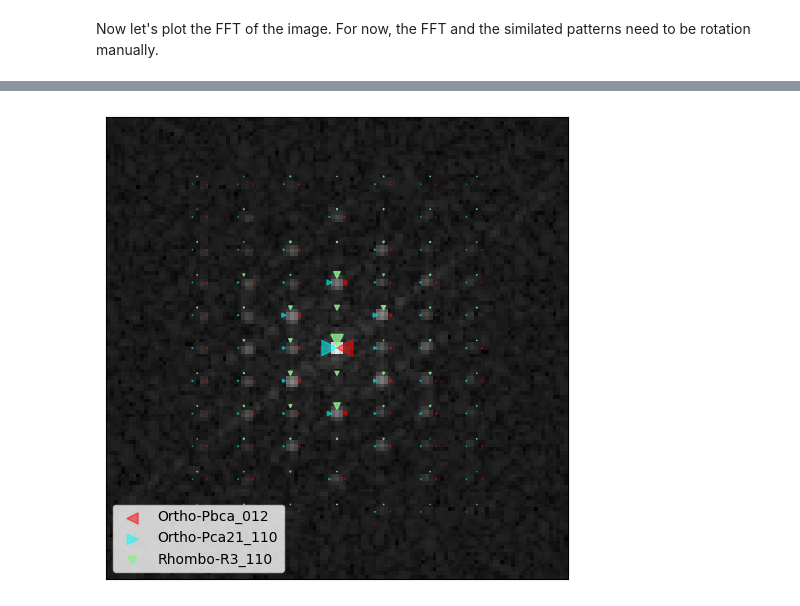
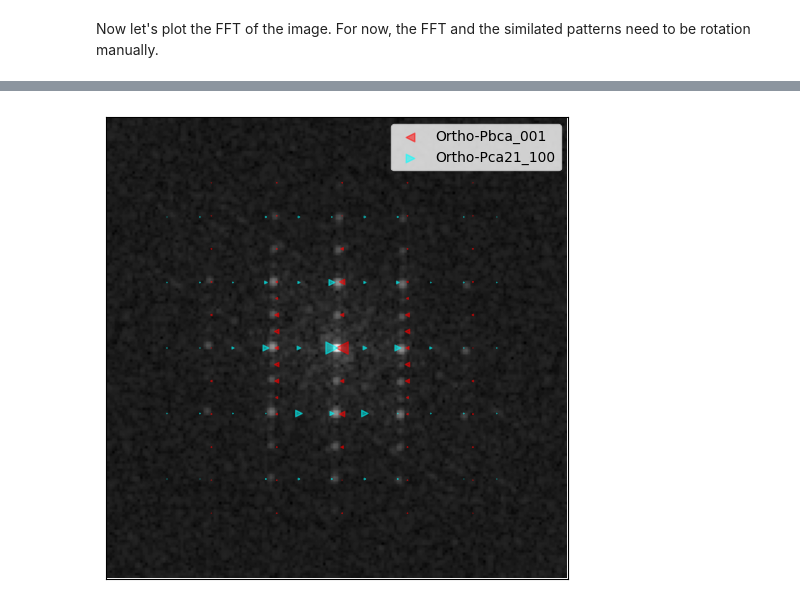
Before and after one commit to vpcffit/vpcffit, a Jupyter notebook: tutorials/Experimental_vPCF_fitting.ipynb, the cells around one changed output, grey strips where cells are left out. Drawn from its saved outputs; the diff is of its cells as text; code cells hidden in the pictures.

```diff
--- a/tutorials/Experimental_vPCF_fitting.ipynb
+++ b/tutorials/Experimental_vPCF_fitting.ipynb
@@ -516,10 +515,10 @@ Let's load the experimental image. You can load the images using any of the libr
 import SingleOrigin as so
 from vpcffit.utils import select_files
 
-#img_path = str(Path.cwd()/"img/Exp_HZO_R3_HAADF.dm3")
+img_path = str("./HZO_1323.dm3")
 
 # Uncomment and run this line instead of the above if you want to load your own image:
-img_path = select_files()[0]
+# img_path = select_files()[0]
 
 image = so.load_image(
     path = img_path,
@@ -715,7 +713,7 @@ Warning: overriding existing structure factors...
 # %% [markdown]
 Now let's plot the FFT of the image. For now, the FFT and the similated patterns need to be rotation manually.
 # %%
-rot = -54
+rot = 56.6
 bin_factor = 4
 imga = rotate(image,-rot, reshape=False)
 crop_size = int(min(image.shape[0], image.shape[1]) / np.sqrt(2))
@@ -743,44 +744,31 @@ simulated_diffraction = list(patterns_DB.values())[0]
 simulated_diffraction = simulated_diffraction[(simulated_diffraction['qx']<k_max) & (simulated_diffraction['qx']>-k_max)]
 simulated_diffraction = simulated_diffraction[(simulated_diffraction['qy']<k_max) & (simulated_diffraction['qy']>-k_max)]
 _x = (simulated_diffraction['qx'])
 _y = (simulated_diffraction['qy'])
 angle = -0*np.pi/180
 x = (_x*np.cos(angle)-_y*np.sin(angle))/pixel_reciprocal*scale+center[0]
 y = (_x*np.sin(angle)+_y*np.cos(angle))/pixel_reciprocal*scale+center[1]
 plt.scatter(x+shift_marker, y,
             s=simulated_diffraction['intensity']*intensity, color = 'red',#edgecolor='red', facecolor ='none', linewidth=1,
             label= list(patterns_DB.keys())[0], marker = "<", alpha = 0.5)
 
 simulated_diffraction2 = list(patterns_DB.values())[1]
 simulated_diffraction2 = simulated_diffraction2[(simulated_diffraction2['qx']<k_max) & (simulated_diffraction2['qx']>-k_max)]
 simulated_diffraction2 = simulated_diffraction2[(simulated_diffraction2['qy']<k_max) & (simulated_diffraction2['qy']>-k_max)]
 _x2 = (simulated_diffraction2['qx'])
 _y2 = (simulated_diffraction2['qy'])
 angle = -90*np.pi/180
 x2 = (_x2*np.cos(angle)-_y2*np.sin(angle))/pixel_reciprocal*scale+center[0]
 y2 = (_x2*np.sin(angle)+_y2*np.cos(angle))/pixel_reciprocal*scale+center[1]
 plt.scatter(x2-shift_marker, y2,
             s=simulated_diffraction2['intensity']*intensity, color='cyan',# edgecolor='cyan', facecolor ='none', linewidth=1,
             label= list(patterns_DB.keys())[1], marker = ">", alpha = 0.5)
 
-simulated_diffraction3 = list(patterns_DB.values())[2]
-simulated_diffraction3 = simulated_diffraction3[(simulated_diffraction3['qx']<k_max) & (simulated_diffraction3['qx']>-k_max)]
-simulated_diffraction3 = simulated_diffraction3[(simulated_diffraction3['qy']<k_max) & (simulated_diffraction3['qy']>-k_max)]
-_x3 = (simulated_diffraction3['qx'])
-_y3 = (simulated_diffraction3['qy'])
-angle = -90*np.pi/180
-x3 = (_x3*np.cos(angle)-_y3*np.sin(angle))/pixel_reciprocal*scale+center[0]
-y3 = (_x3*np.sin(angle)+_y3*np.cos(angle))/pixel_reciprocal*scale+center[1]
-plt.scatter(x3, y3+shift_marker,
-            s=simulated_diffraction3['intensity']*intensity, color='lightgreen',# edgecolor='cyan', facecolor ='none', linewidth=1,
-            label= list(patterns_DB.keys())[2], marker = "v", alpha = 0.8)
-
-
 plt.xlim(-k_max_pixels*limit_plot+center[0],k_max_pixels*limit_plot+center[0])
 plt.ylim(-k_max_pixels*limit_plot+center[1],k_max_pixels*limit_plot+center[1])
 plt.xticks([])
 plt.yticks([])
 plt.legend()
 plt.show()
 # %% [output]
-[figure, old version]
+[figure, new version]
```
Also changed, not shown: parts of 8 cells of this notebook, 1 other file.
